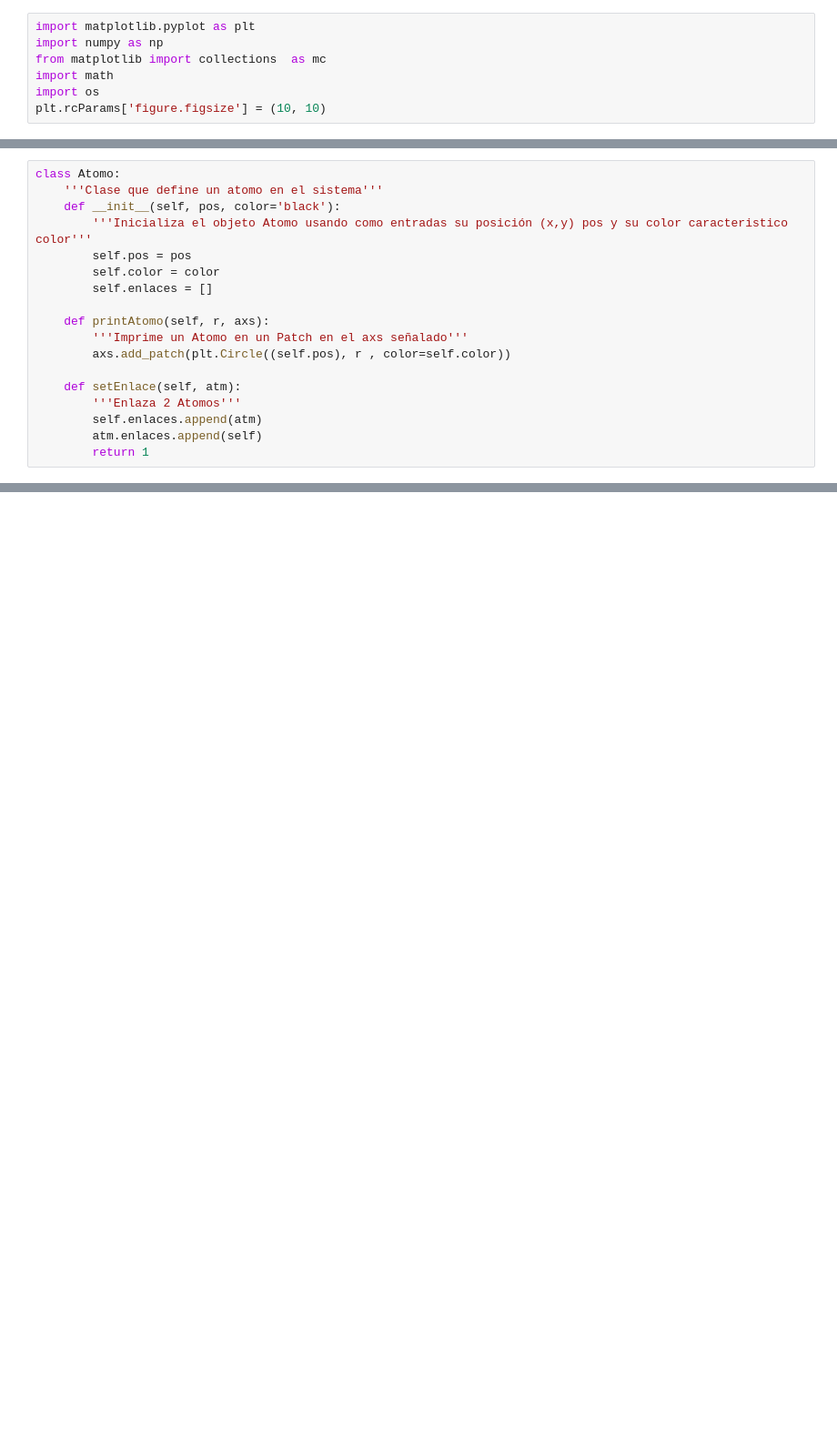
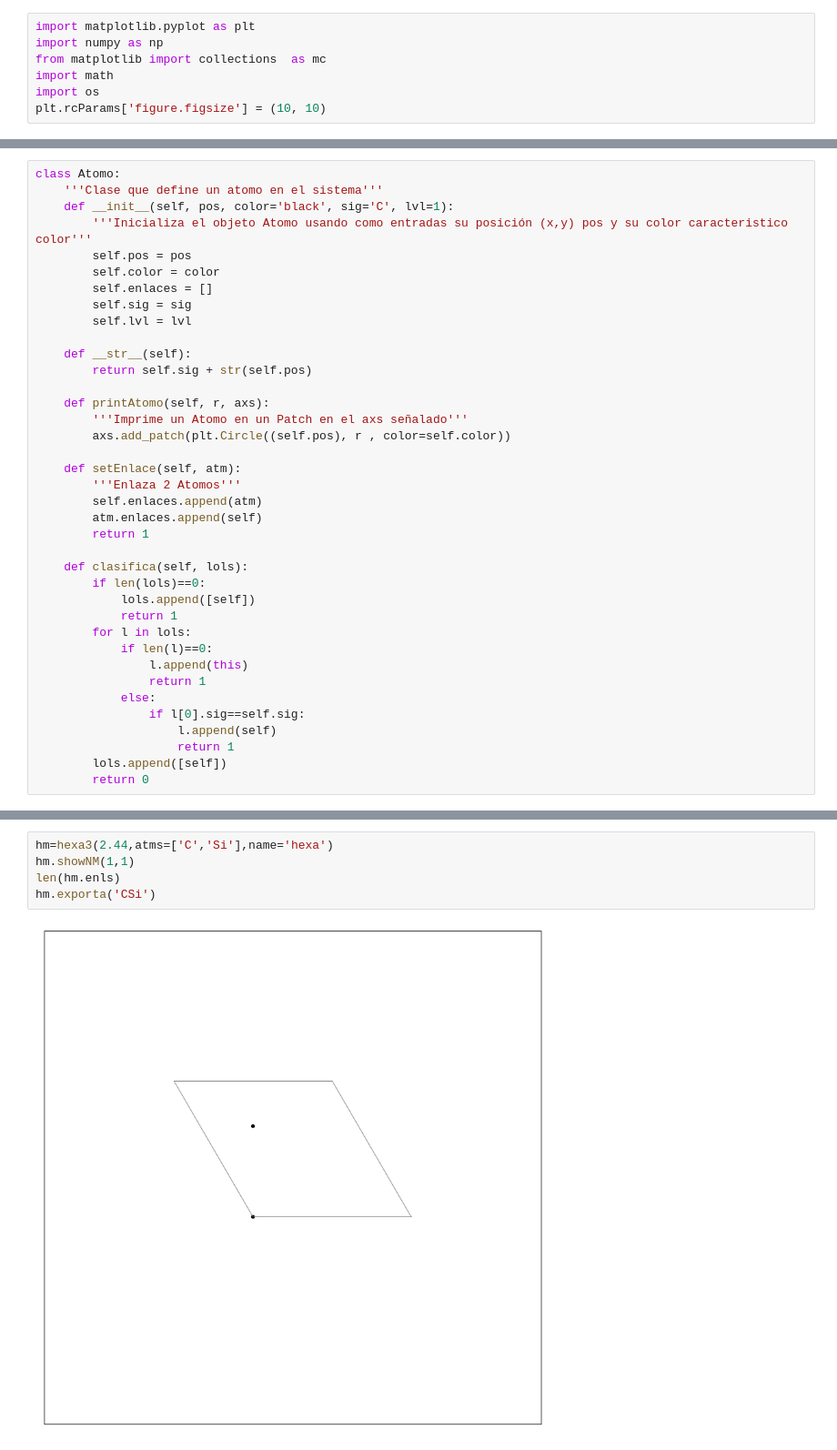
Before and after one commit to OssielAg/SS, a Jupyter notebook: 4Gen/Mallas3.ipynb, the cells around one changed output, grey strips where cells are left out. Shown: that part at 91% size. Saved outputs shown, nothing was run; the diff lists cells and outputs as text; blank space fills up the shorter version.

```diff
--- a/4Gen/Mallas3.ipynb
+++ b/4Gen/Mallas3.ipynb
@@ -35,11 +44,16 @@ def getLim(u,v,m,n):
 # %%
 class Atomo:
     '''Clase que define un atomo en el sistema'''
-    def __init__(self, pos, color='black'):
+    def __init__(self, pos, color='black', sig='C', lvl=1):
         '''Inicializa el objeto Atomo usando como entradas su posición (x,y) pos y su color caracteristico color'''
         self.pos = pos
         self.color = color
         self.enlaces = []
+        self.sig = sig
+        self.lvl = lvl
+
+    def __str__(self):
+        return self.sig + str(self.pos)
 
     def printAtomo(self, r, axs):
         '''Imprime un Atomo en un Patch en el axs señalado'''
@@ -50,5 +64,20 @@ class Atomo:
         self.enlaces.append(atm)
         atm.enlaces.append(self)
         return 1
+
+    def clasifica(self, lols):
+        if len(lols)==0:
+            lols.append([self])
+            return 1
+        for l in lols:
+            if len(l)==0:
+                l.append(this)
+                return 1
+            else:
+                if l[0].sig==self.sig:
+                    l.append(self)
+                    return 1
+        lols.append([self])
+        return 0
 # %%
 class Malla:
@@ -181,0 +387,7 @@ malla.showNM(-10,10)
+# %%
+hm=hexa3(2.44,atms=['C','Si'],name='hexa')
+hm.showNM(1,1)
+len(hm.enls)
+hm.exporta('CSi')
+# %% [output]
+[figure, added]
```
Also changed, not shown: parts of 22 cells of this notebook, 20 other files.
